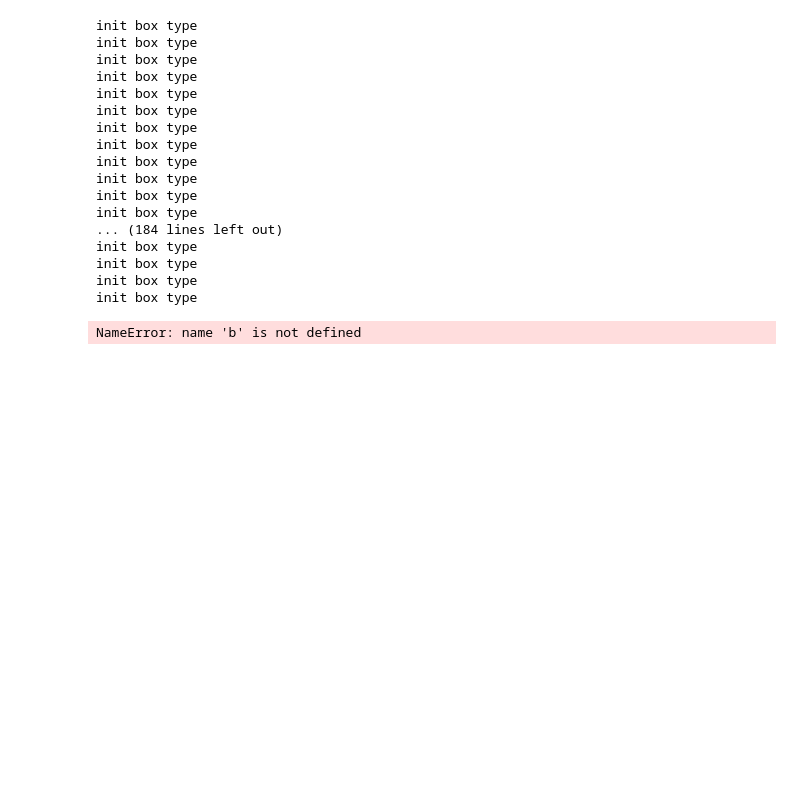
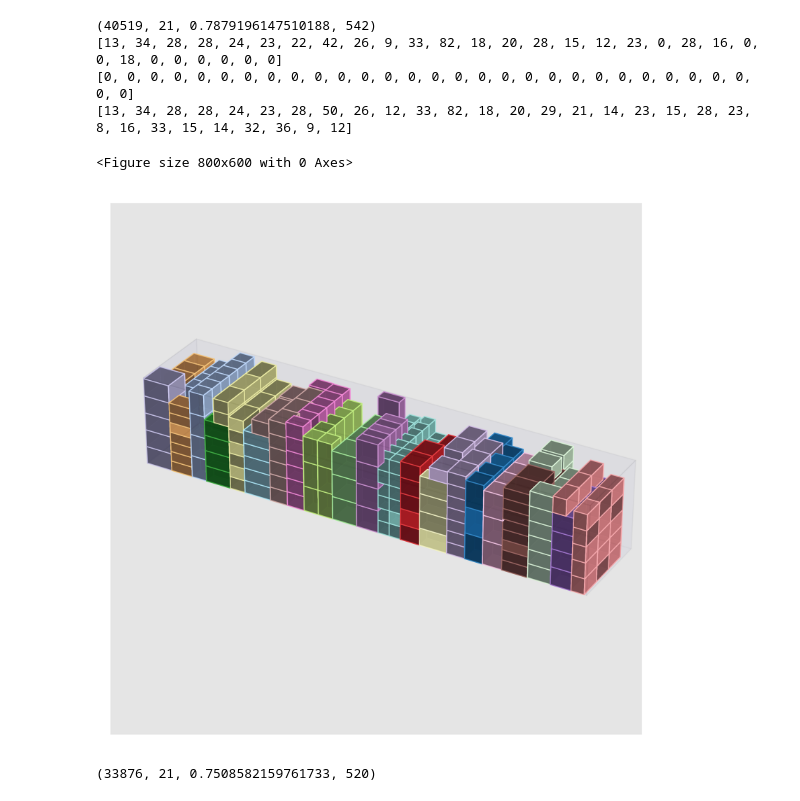
Before and after one commit to josegustavo/clp, a Jupyter notebook: testone.ipynb, the cells around one changed output. Cells and saved outputs as stored; diff of their text form; code cells hidden in the pictures; blank space fills up the shorter version.

Commit message:
fitness cost,n

```diff
--- a/testone.ipynb
+++ b/testone.ipynb
@@ -1,44 +1,46 @@
 # %%
-import json
 import random
-%matplotlib qt
+from matplotlib import pyplot as plt
+%matplotlib inline
 %config InlineBackend.figure_format = 'retina'
+plt.figure(figsize=(8, 6))  # Ajusta el tamaño de la figura
+
+from lcp.src.algorithm.genetic_algorithm import GeneticAlgorithm
 from lcp.src.algorithm.population import GroupImprovement, Population
 from lcp.src.problems.problems import Problems
 from lcp.src.graphic.draw_container import draw
 
 random.seed(0)
-problems = Problems('problems/types_20.json').load_problems()
+problems = Problems('problems/types_30.json').load_problems()
+#problems = Problems('thpack7.txt').load_literature_problems()
 problem = problems[-1]
-population = Population(problem, GroupImprovement.none)\
-    .generate_random_individuals(100).evaluate()
-b = population.best
+population = Population(problem, GroupImprovement.during)
+individuals = population.generate_random_individuals(100)
+population.individuals = individuals
+population.evaluate()
+first_best_fitness = population.best.fitness
+
+ga = GeneticAlgorithm(population=population,
+                          MAX_DURATION=60,
+                          P_MUT_GEN=1/len(problem.box_types),
+                          )
+ga.start(first_best_fitness)
+
+b = ga.population.best
 print(b.fitness)
 print([r.box_count for r in b.genes])
 print([r.type.min_count for r in b.genes])
 print([r.type.max_count for r in b.genes])
-print([r.type.value_individual for r in b.genes])
 
 draw(b.result, '', problem.container)
 # %% [output]
-init box type
-init box type
-init box type
-init box type
-init box type
-init box type
-init box type
-init box type
-init box type
-init box type
-init box type
-init box type
-... (184 lines left out)
-init box type
-init box type
-init box type
-init box type
+(40519, 21, 0.7879196147510188, 542)
+[13, 34, 28, 28, 24, 23, 22, 42, 26, 9, 33, 82, 18, 20, 28, 15, 12, 23, 0, 28, 16, 0, 0, 18, 0, 0, 0, 0, 0, 0]
+[0, 0, 0, 0, 0, 0, 0, 0, 0, 0, 0, 0, 0, 0, 0, 0, 0, 0, 0, 0, 0, 0, 0, 0, 0, 0, 0, 0, 0, 0]
+[13, 34, 28, 28, 24, 23, 28, 50, 26, 12, 33, 82, 18, 20, 29, 21, 14, 23, 15, 28, 23, 8, 16, 33, 15, 14, 32, 36, 9, 12]
+<Figure size 800x600 with 0 Axes>
+[figure, added]
-# %%
-b.result
-# %% [output]
-NameError: name 'b' is not defined
+# %%
+first_best_fitness
+# %% [output]
+(33876, 21, 0.7508582159761733, 520)
```
Also changed, not shown: 24 other files.
